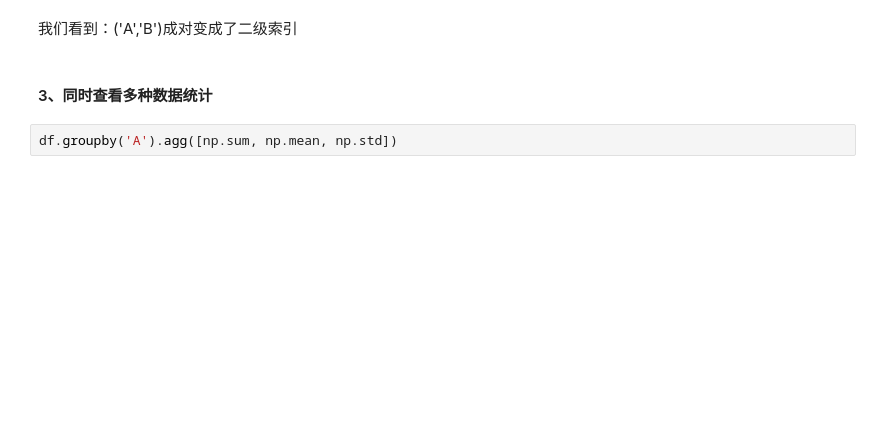
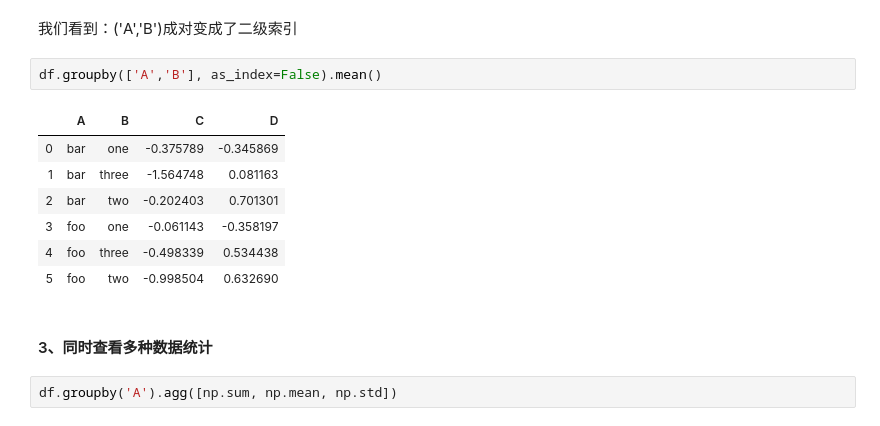
Before and after one commit to peiss/ant-learn-pandas, a Jupyter notebook: 16. Pandas的分组聚合groupby.ipynb, the cells around one changed output. Cells and saved outputs as stored; diff of their text form; blank space fills up the shorter version.

```diff
--- a/16. Pandas的分组聚合groupby.ipynb
+++ b/16. Pandas的分组聚合groupby.ipynb
@@ -34,5 +62,15 @@ df.groupby(['A','B']).mean()
 # %% [markdown]
 我们看到：('A','B')成对变成了二级索引
+# %%
+df.groupby(['A','B'], as_index=False).mean()
+# %% [output]
+|  | A | B | C | D |
+| 0 | bar | one | -0.375789 | -0.345869 |
+| 1 | bar | three | -1.564748 | 0.081163 |
+| 2 | bar | two | -0.202403 | 0.701301 |
+| 3 | foo | one | -0.061143 | -0.358197 |
+| 4 | foo | three | -0.498339 | 0.534438 |
+| 5 | foo | two | -0.998504 | 0.632690 |
 # %% [markdown]
 #### 3、同时查看多种数据统计
 # %%
```
Also changed, not shown: parts of 38 cells of this notebook.
